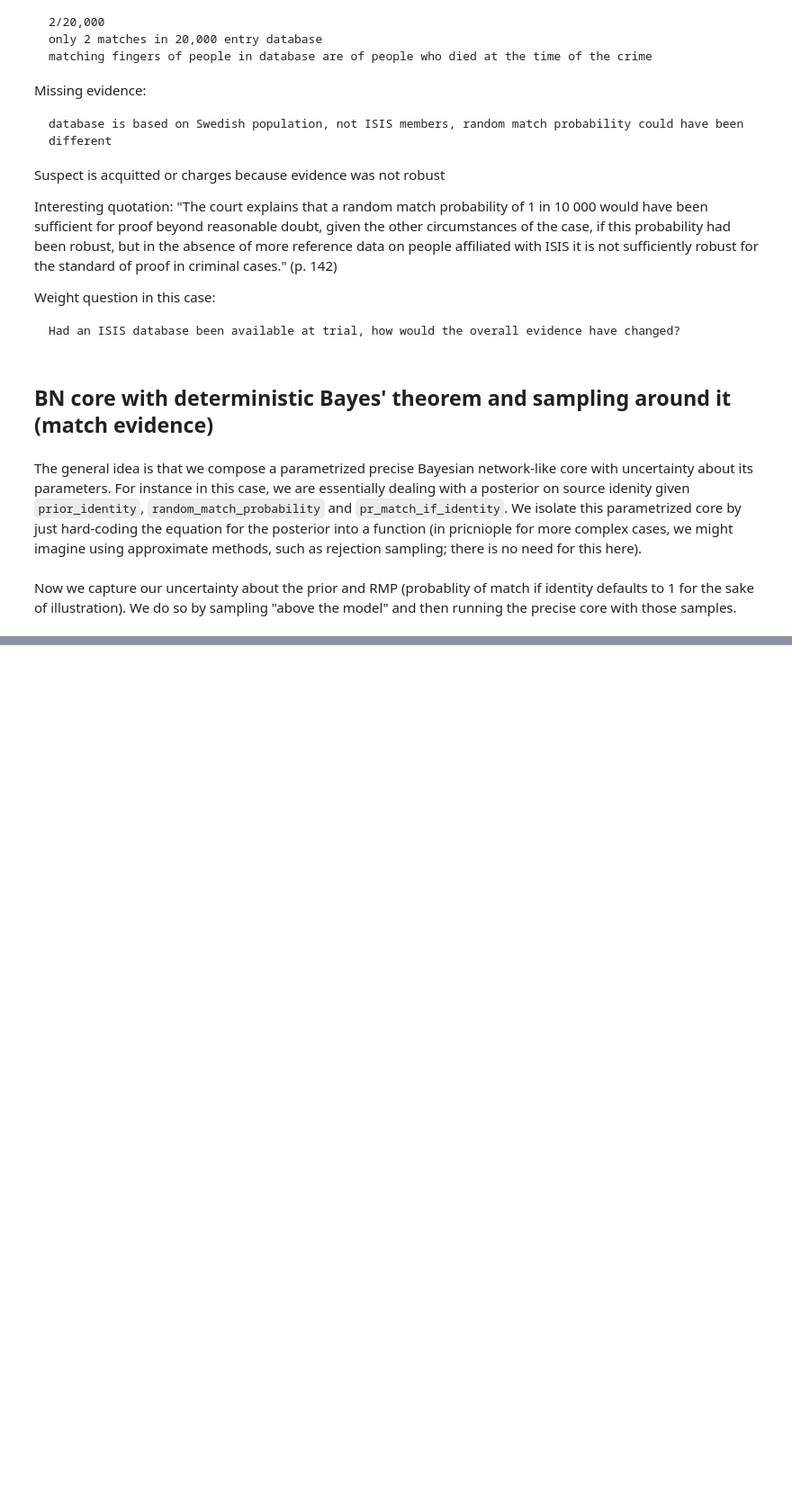
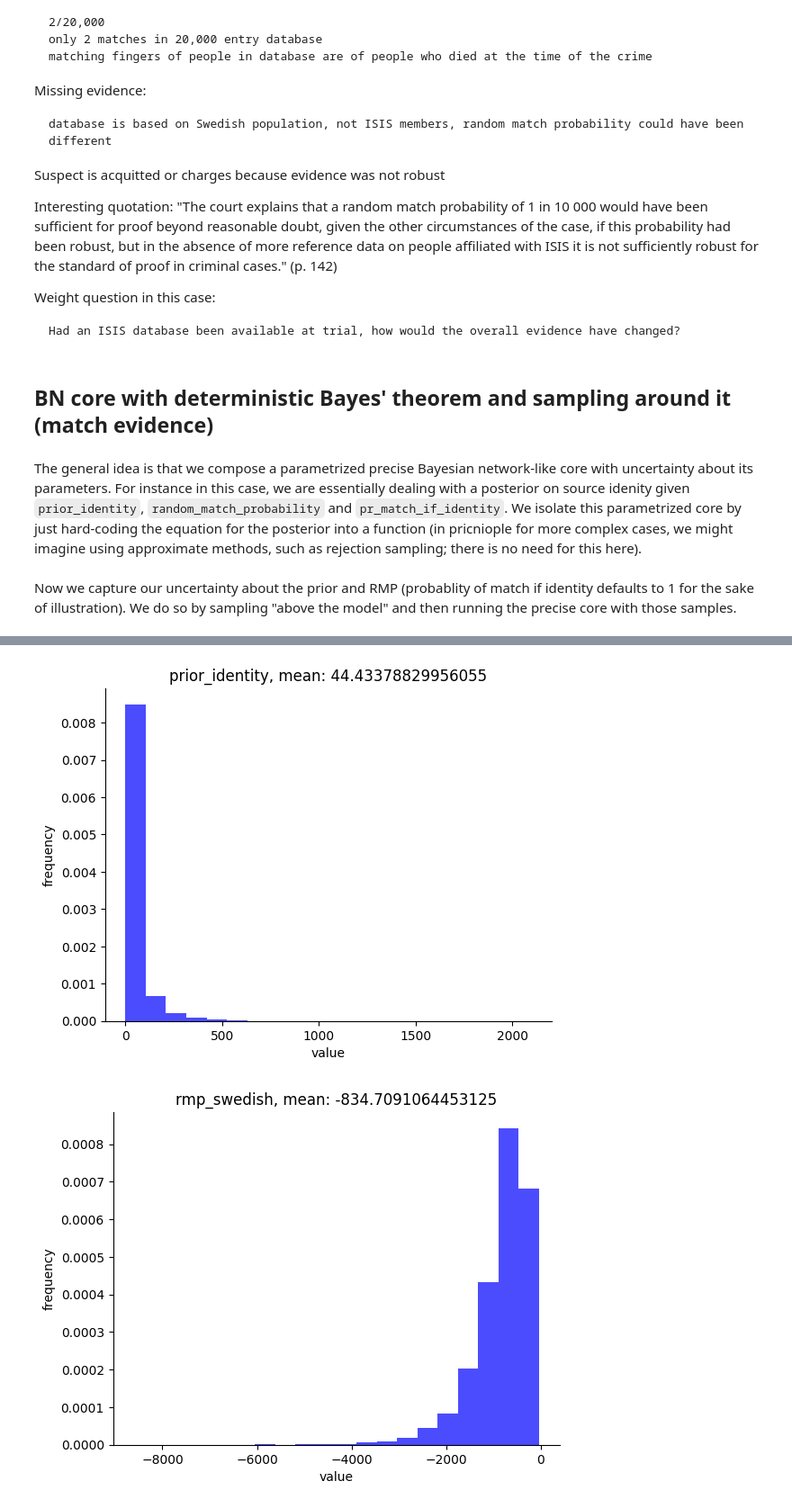
Before and after one commit to rfl-urbaniak/MRbook, a Jupyter notebook: weight-paper/scripts/missing_fingers.ipynb, the cells around one changed output, grey strips where cells are left out. Shown at 90% size. Drawn from its saved outputs; the diff is of its cells as text; code cells hidden in the pictures; blank space fills up the shorter version.

Commit message:
added gradients to missing fingers

```diff
--- a/weight-paper/scripts/missing_fingers.ipynb
+++ b/weight-paper/scripts/missing_fingers.ipynb
@@ -250,3 +250,58 @@ Weight of the posterior: 0.1375278559933023
 pyro.render_model(fingers_with_isis)
 # %% [output]
 [drawing not drawn]
+# %%
+
+def fingers_with_grads():
+
+    multiplier = pyro.deterministic("multiplier", torch.tensor(10.0).repeat(10000))
+    multiplier.requires_grad = True # ensure autodiff is enabled
+
+
+    prior_identity = pyro.sample(
+            "prior_identity", dist.Beta(2, 301))
+    prior_identity.requires_grad = True # ensure autodiff is enabled
+
+    rmp_swedish = pyro.sample("rmp_swedish", dist.Beta(3, 20001))
+    rmp_swedish.requires_grad = True # ensure autodiff is enabled
+
+    rmp_isis = pyro.sample(
+            "pr_fingers_if_isis", dist.Uniform(rmp_swedish, multiplier * rmp_swedish)
+        ).clamp(0, 1)
+    # ensure autodiff is enabled
+
+
+    posterior = pyro.deterministic(
+        "posterior",
+        match_posterior(prior_identity=prior_identity, random_match_probability=rmp_isis),
+        event_dim=0,
+    )
+
+
+    # Perform backward pass to compute gradients
+    posterior.backward(gradient=torch.ones_like(posterior))
+
+    # Extract gradients
+    gradient_prior_identity = pyro.deterministic("gradient_prior_identity", prior_identity.grad, event_dim=0)
+    gradient_rmp_swedish = pyro.deterministic("gradient_rmp_swedish", rmp_swedish.grad, event_dim=0)
+    gradient_multiplier = pyro.deterministic("gradient_multiplier", multiplier.grad, event_dim=0)
+
+    gradients = {"prior_identity": gradient_prior_identity, "rmp_swedish": gradient_rmp_swedish, "multiplier": gradient_multiplier}
+
+    return gradients
+
+with pyro.plate("samples", 10000):
+    gradients = fingers_with_grads()
+
+
+for key in gradients.keys():
+    plt.figure()
+    plt.hist(gradients[key], bins=20, alpha=0.7, color="blue", density=True)
+    plt.title(f"{key}, mean: {gradients[key].mean()}")
+    plt.xlabel("value")
+    plt.ylabel("frequency")
+    sns.despine()
+    plt.show()
+# %% [output]
+[figure, added]
+[figure, added]
```
Also changed, not shown: parts of 3 cells of this notebook.
